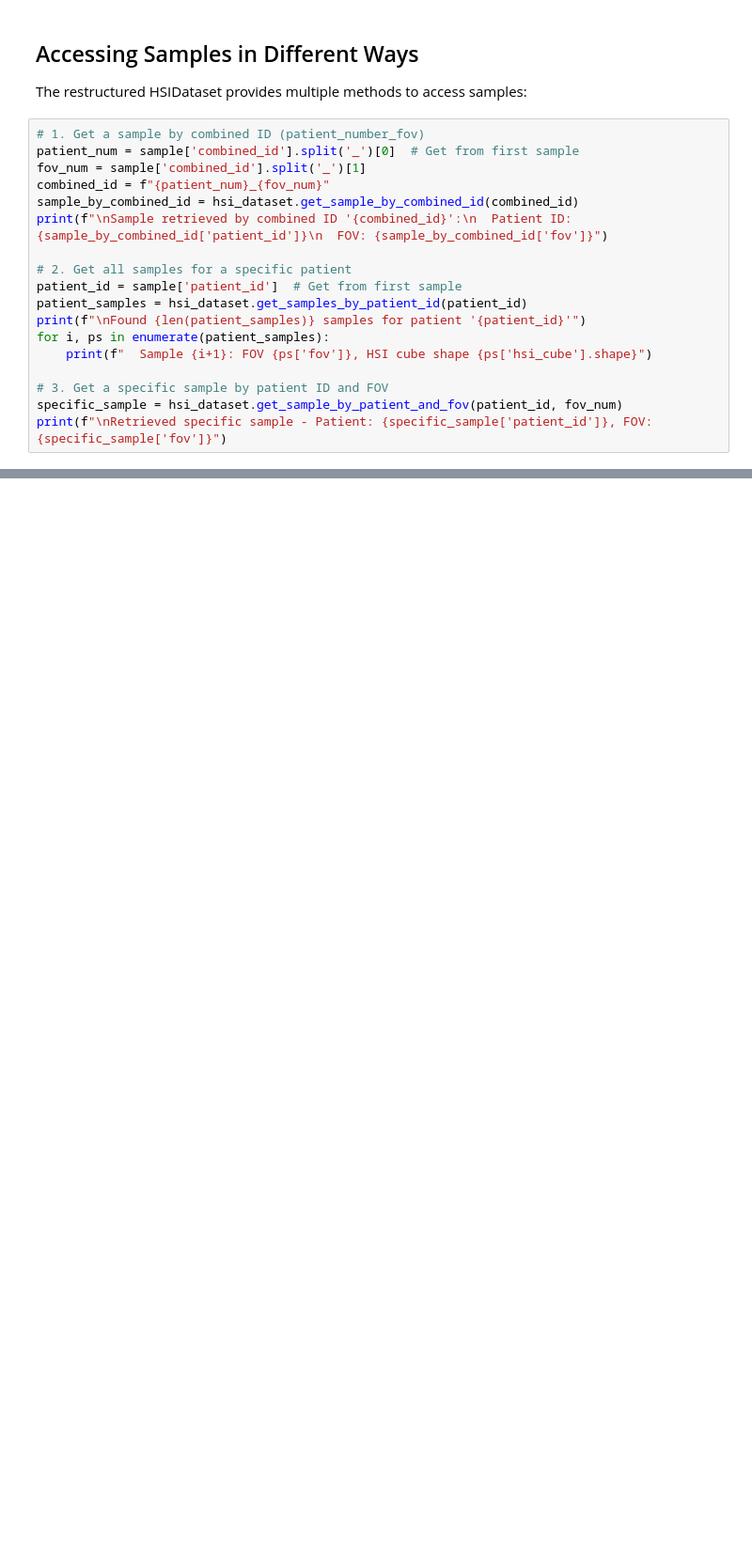
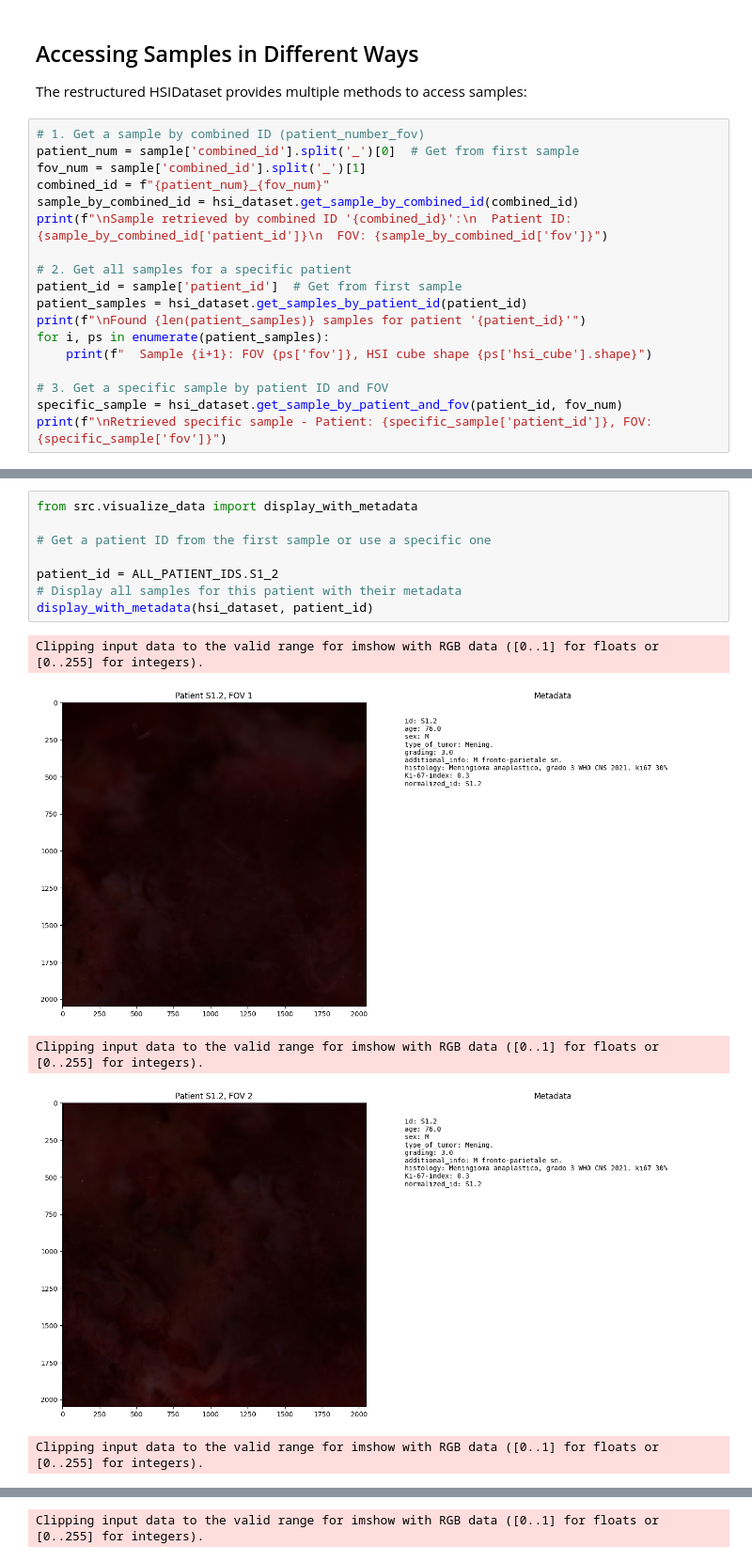
Before and after one commit to TimMachTUM/hsi-biopsy, a Jupyter notebook: notebooks/example_analysis.ipynb, the cells around one changed output, grey strips where cells are left out. Shown at 94% size. Saved outputs shown, nothing was run; the diff lists cells and outputs as text; blank space fills up the shorter version.

Commit message:
added enum for ALL_PATIENT_IDS and visualize hsi cubes with metadata

```diff
--- a/notebooks/example_analysis.ipynb
+++ b/notebooks/example_analysis.ipynb
@@ -105,0 +115,14 @@ print(f"\nRetrieved specific sample - Patient: {specific_sample['patient_id']},
+# %%
+from src.visualize_data import display_with_metadata
+
+# Get a patient ID from the first sample or use a specific one
+
+patient_id = ALL_PATIENT_IDS.S1_2
+# Display all samples for this patient with their metadata
+display_with_metadata(hsi_dataset, patient_id)
+# %% [output]
+Clipping input data to the valid range for imshow with RGB data ([0..1] for floats or [0..255] for integers).
+[figure, added]
+Clipping input data to the valid range for imshow with RGB data ([0..1] for floats or [0..255] for integers).
+[figure, added]
+Clipping input data to the valid range for imshow with RGB data ([0..1] for floats or [0..255] for integers).
@@ -105,0 +130 @@ print(f"\nRetrieved specific sample - Patient: {specific_sample['patient_id']},
+Clipping input data to the valid range for imshow with RGB data ([0..1] for floats or [0..255] for integers).
```
Also changed, not shown: parts of 7 cells of this notebook, 4 other files.
